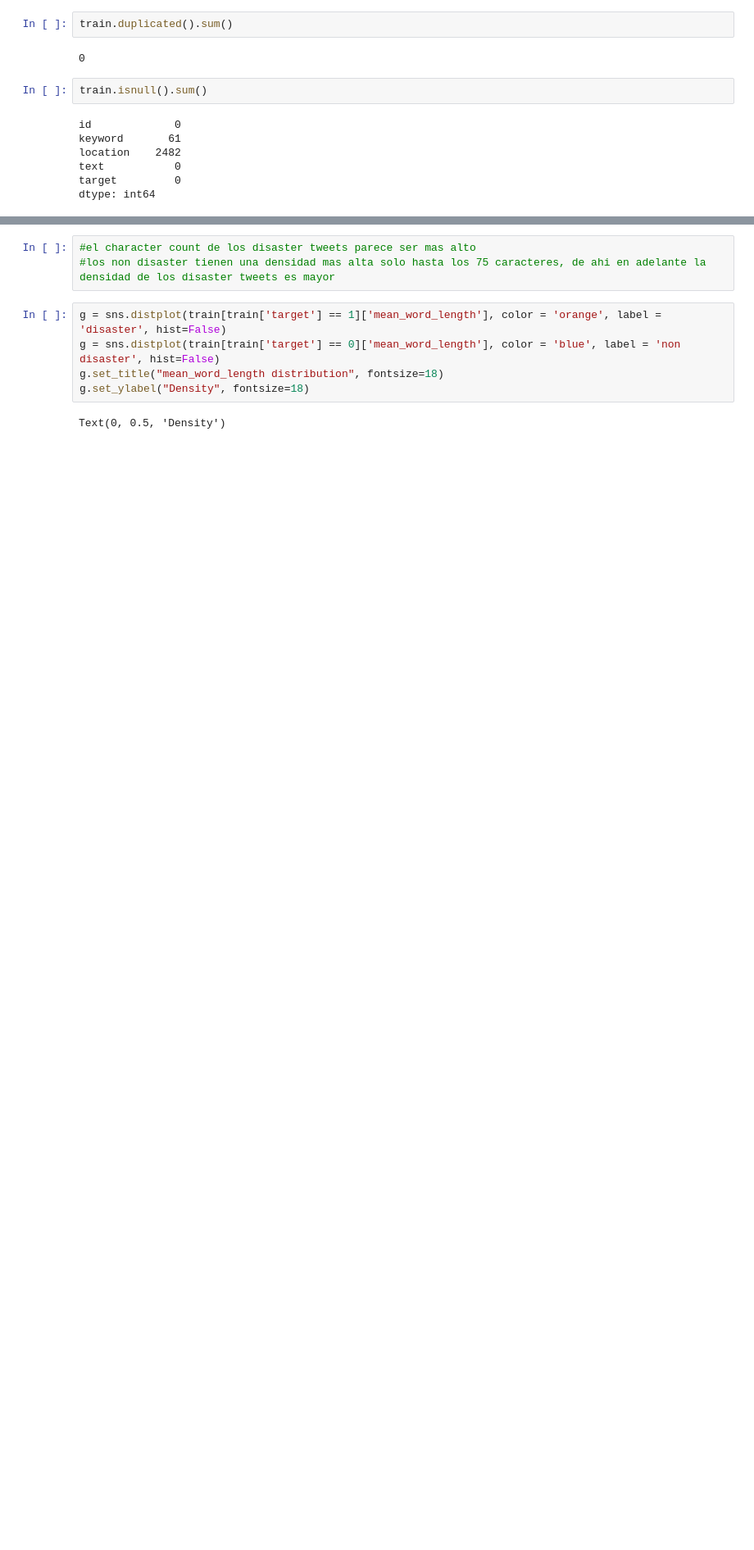
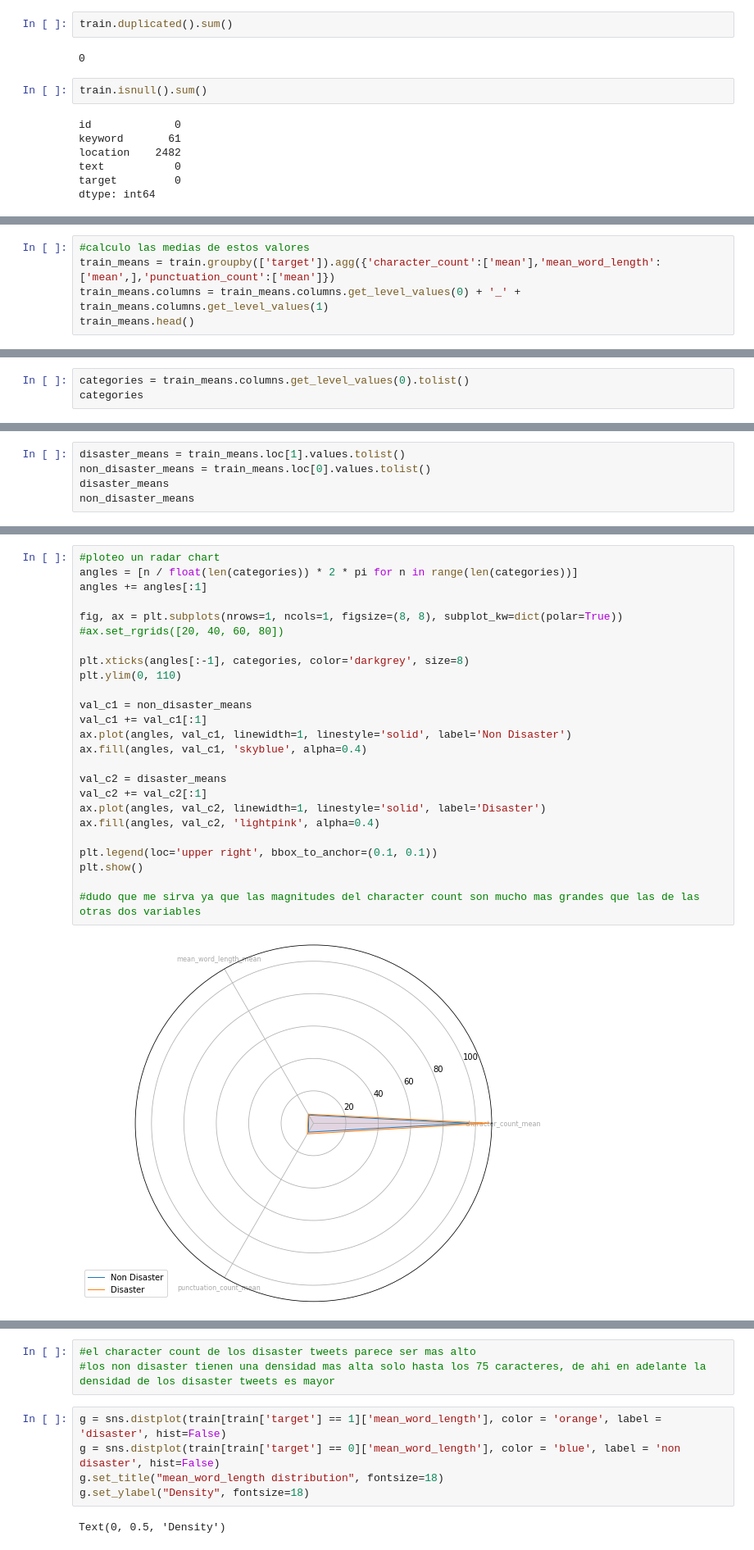
Before and after one commit to AlurrAldrey/OrgaDatosTP, a Jupyter notebook: tp1/CharCount_MeanWordLen_PunctCount.ipynb, the cells around one changed output, grey strips where cells are left out. Shown: that part at 82% size. Drawn from its saved outputs; the diff is of its cells as text; blank space fills up the shorter version.

Commit message:
Analisis sobre las relaciones de estas variables entre si

```diff
--- a/tp1/CharCount_MeanWordLen_PunctCount.ipynb
+++ b/tp1/CharCount_MeanWordLen_PunctCount.ipynb
@@ -46,0 +55,5 @@ AttributeError: module 'matplotlib.pyplot' has no attribute 'joy'
+# %%
+#calculo las medias de estos valores
+train_means = train.groupby(['target']).agg({'character_count':['mean'],'mean_word_length':['mean',],'punctuation_count':['mean']})
+train_means.columns = train_means.columns.get_level_values(0) + '_' + train_means.columns.get_level_values(1)
+train_means.head()
@@ -46,0 +65,3 @@ AttributeError: module 'matplotlib.pyplot' has no attribute 'joy'
+# %%
+categories = train_means.columns.get_level_values(0).tolist()
+categories
@@ -46,0 +70,5 @@ AttributeError: module 'matplotlib.pyplot' has no attribute 'joy'
+# %%
+disaster_means = train_means.loc[1].values.tolist()
+non_disaster_means = train_means.loc[0].values.tolist()
+disaster_means
+non_disaster_means
@@ -47 +77,28 @@ AttributeError: module 'matplotlib.pyplot' has no attribute 'joy'
+# %%
+#ploteo un radar chart
+angles = [n / float(len(categories)) * 2 * pi for n in range(len(categories))]
+angles += angles[:1]
+
+fig, ax = plt.subplots(nrows=1, ncols=1, figsize=(8, 8), subplot_kw=dict(polar=True))
+#ax.set_rgrids([20, 40, 60, 80])
+
+plt.xticks(angles[:-1], categories, color='darkgrey', size=8)
+plt.ylim(0, 110)
+
+val_c1 = non_disaster_means
+val_c1 += val_c1[:1]
+ax.plot(angles, val_c1, linewidth=1, linestyle='solid', label='Non Disaster')
+ax.fill(angles, val_c1, 'skyblue', alpha=0.4)
+
+val_c2 = disaster_means
+val_c2 += val_c2[:1]
+ax.plot(angles, val_c2, linewidth=1, linestyle='solid', label='Disaster')
+ax.fill(angles, val_c2, 'lightpink', alpha=0.4)
+
+plt.legend(loc='upper right', bbox_to_anchor=(0.1, 0.1))
+plt.show()
+
+#dudo que me sirva ya que las magnitudes del character count son mucho mas grandes que las de las otras dos variables
+# %% [output]
+[figure, added]
 # %%
```
Also changed, not shown: parts of 25 cells of this notebook.
